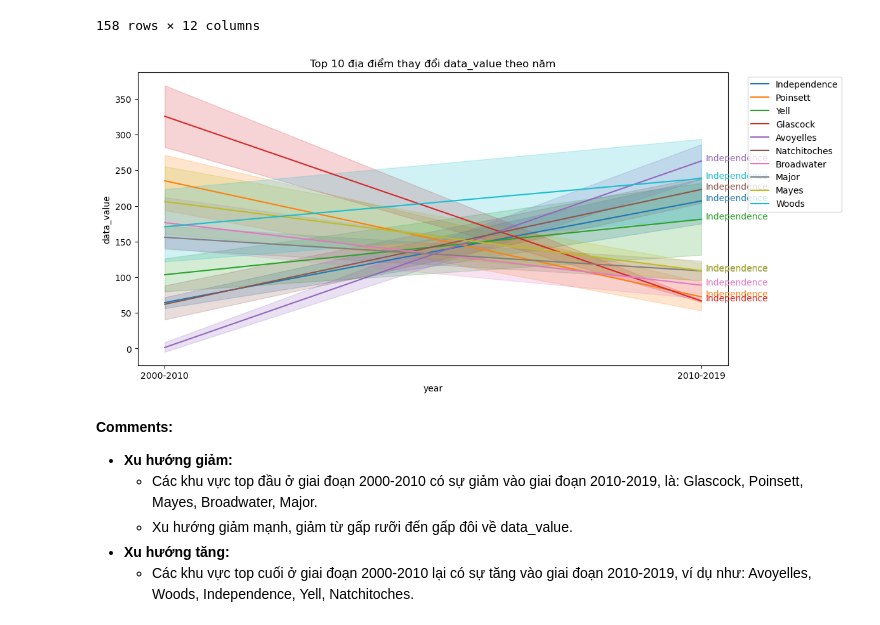
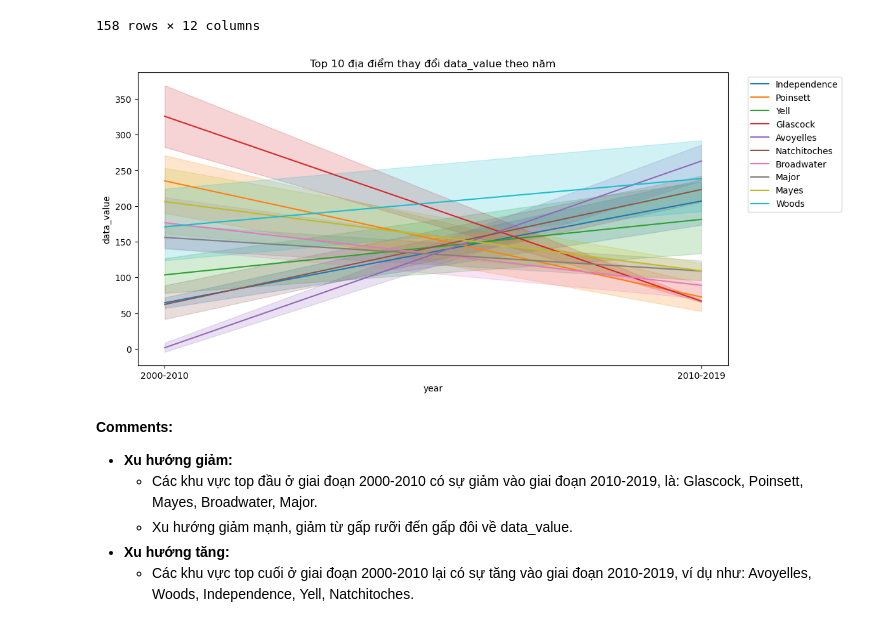
Before and after one commit to GenNyu/Intro2DS, a Jupyter notebook: Make_questions.ipynb, the cells around one changed output. Saved outputs shown, nothing was run; the diff lists cells and outputs as text; code cells hidden in the pictures.

```diff
--- a/Make_questions.ipynb
+++ b/Make_questions.ipynb
@@ -165,26 +169,13 @@ filtered_data
 | 36778 | 40151 | 2010-2019 | OK | Woods | Ages 65+ years | White | Overall | -98.863518 | ... |
 158 rows × 12 columns
 # %%
-import matplotlib.pyplot as plt
-import seaborn as sns
-
-# Assume 'filtered_data' is your DataFrame
-
 plt.figure(figsize=(12, 6))
 plot = sns.lineplot(x='year', y='data_value', hue='locationdesc', data=filtered_data)
 plt.title('Top 10 địa điểm thay đổi data_value theo năm')
 plt.legend(loc='upper right', bbox_to_anchor=(1.2, 1))
-
-# Annotate each line with its label
-for line in plot.lines:
-    x, y = line.get_xydata().T
-    if len(x) > 0:  # Check if there is at least one data point
-        label = filtered_data['locationdesc'].iloc[int(x[-1])]  # Get the label from the last data point
-        plt.annotate(label, xy=(x[-1], y[-1]), xytext=(5, 0), textcoords='offset points', color=line.get_c())
-
 plt.show()
 # %% [output]
-[figure, old version]
+[figure, new version]
 # %% [markdown]
 **Comments:**
 - **Xu hướng giảm:**
```
Also changed, not shown: parts of 9 cells of this notebook.
